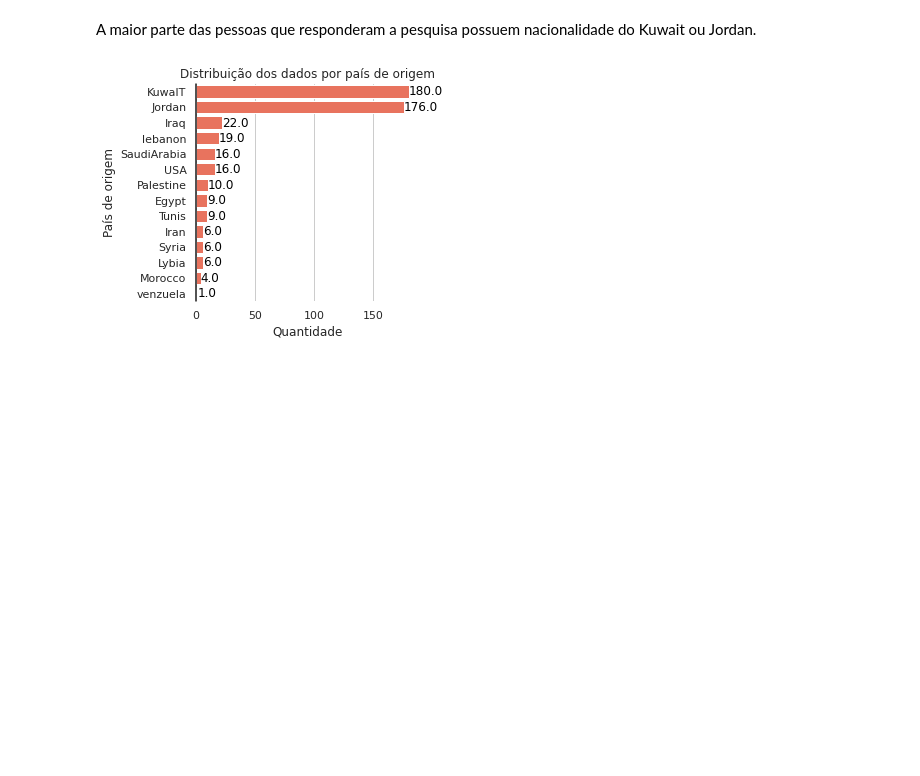
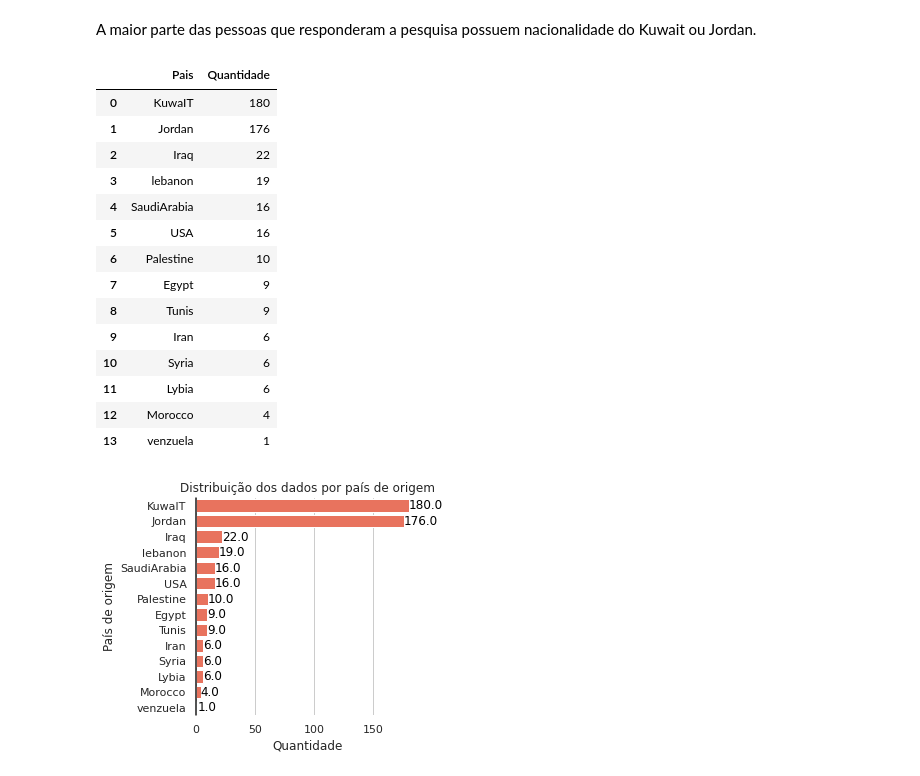
Before and after one commit to atlantico-academy/student-academic-performance, a Jupyter notebook: notebooks/01-exploratory_data_analysis.ipynb, the cells around one changed output. Cells and saved outputs as stored; diff of their text form; code cells hidden in the pictures; blank space fills up the shorter version.

```diff
--- a/notebooks/01-exploratory_data_analysis.ipynb
+++ b/notebooks/01-exploratory_data_analysis.ipynb
@@ -123,6 +134,24 @@ plt.show()
 [figure]
 # %% [markdown]
 A maior parte das pessoas que responderam a pesquisa possuem nacionalidade do Kuwait ou Jordan.
+# %%
+df.PlaceofBirth.value_counts().to_frame().reset_index().rename(columns={"index": "Pais", "PlaceofBirth": "Quantidade"})
+# %% [output]
+|  | Pais | Quantidade |
+| 0 | KuwaIT | 180 |
+| 1 | Jordan | 176 |
+| 2 | Iraq | 22 |
+| 3 | lebanon | 19 |
+| 4 | SaudiArabia | 16 |
+| 5 | USA | 16 |
+| 6 | Palestine | 10 |
+| 7 | Egypt | 9 |
+| 8 | Tunis | 9 |
+| 9 | Iran | 6 |
+| 10 | Syria | 6 |
+| 11 | Lybia | 6 |
+| 12 | Morocco | 4 |
+| 13 | venzuela | 1 |
 # %%
 sns.set(style="whitegrid")
 plt.figure(figsize=(4,4))
```
Also changed, not shown: parts of 10 cells of this notebook, 2 other files.
